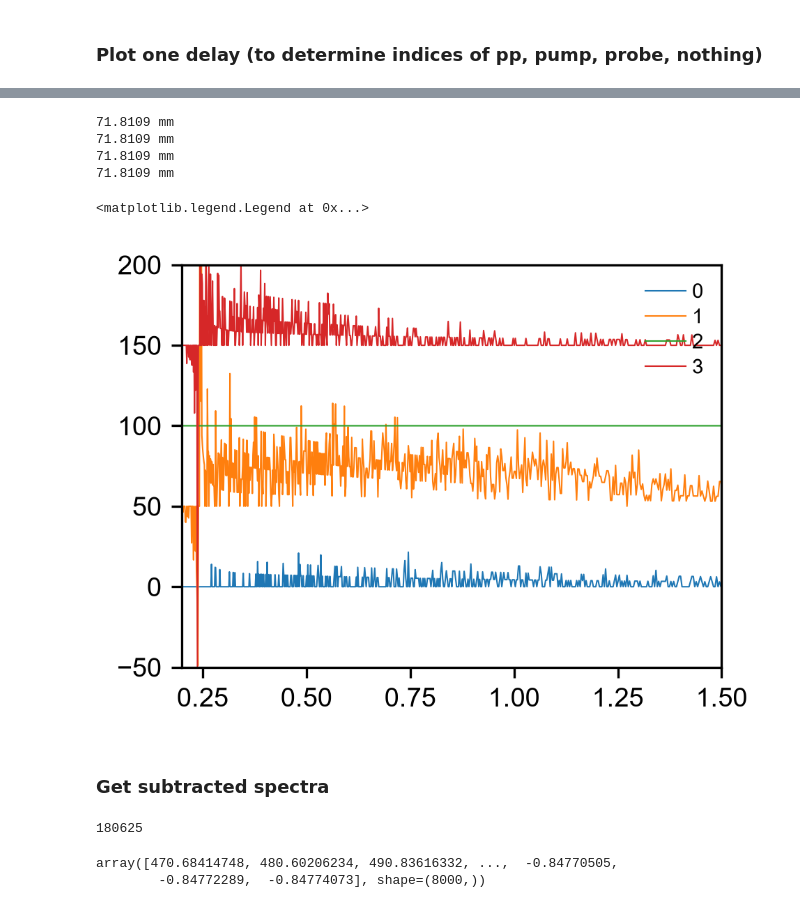
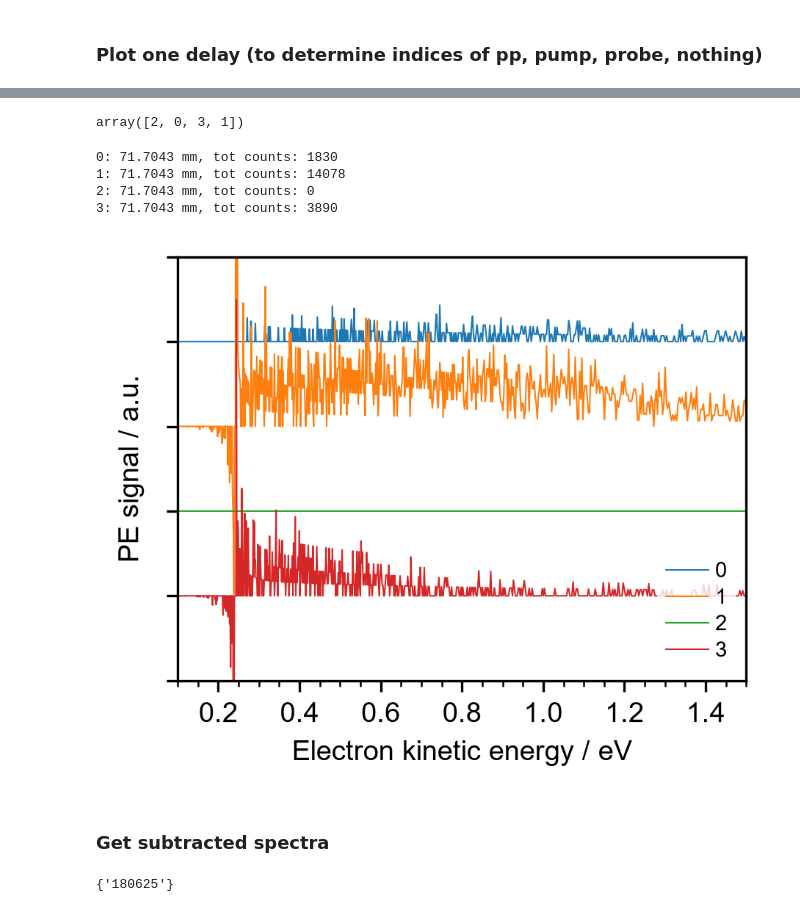
Before and after one commit to edosim/TRPESanalysis, a Jupyter notebook: loadingData.ipynb, the cells around one changed output, grey strips where cells are left out. Saved outputs shown, nothing was run; the diff lists cells and outputs as text; code cells hidden in the pictures.

Commit message:
Revamp loadingData.ipynb
Chane loadingData.ipynb to match the new classes and methods in TRclasses

```diff
--- a/loadingData.ipynb
+++ b/loadingData.ipynb
@@ -58,11 +45,14 @@ sum(SP_250618c),sum(SP_250618d),sum(SP_250618c+SP_250618d)/2
 # %%
-# resultsFolder,date, fn, pump wl, pulseEnergy pump,probe wl, pulseEnergy probe, integration time, SP before, SP after
-resultsPath = r"data/"
-resultsPath = r"D:\PhD 2026\pCE TRPES October 26\data/"
+# Here we provide the info to upload and process the data
+# In each fileInfo_{date}{index} are the scans from each run
+# (i.e., between pumping down and venting)
+# I have only used one run but potentially could use more
+
+# resultsFolder,date, fn, pump wl, pulseEnergy pump,probe wl, pulseEnergy probe, integration time, approx time 0, SP before, SP after
 fileInfo_250618b = [
     (resultsPath,"180625","dt", 350.0, 5, 266.67, 7.4, 10, 71.7346, SP_250618c, SP_250618d),
     (resultsPath,"180625","dv", 350.0, 4, 266.67, 7.4, 10, 71.7346, SP_250618c, SP_250618d),
-    # (resultsPath,"180625","dx", 350.0, 4, 266.67, 7.4, 10, 71.7346, SP_250618c, SP_250618d),
+    (resultsPath,"180625","dx", 350.0, 4, 266.67, 7.4, 10, 71.7346, SP_250618c, SP_250618d),
     # # (resultsPath,"180625","dz", 350.0, 4, 266.67, 7.4, 10, 71.7346, SP_250618c, SP_250618d),
     # (resultsPath,"180625","eb", 350.0, 4, 266.67, 7.4, 10, 71.7346, SP_250618c, SP_250618d),
     # (resultsPath,"180625","ec", 350.0, 4, 266.67, 7.4, 10, 71.7346, SP_250618c, SP_250618d),
@@ -72,7 +62,6 @@ fileInfo_250618b = [
     # (resultsPath,"180625","em", 350.0, 4, 266.67, 7.4, 10, 71.7346, SP_250618c, SP_250618d),
 ]
 
-#Integration times may be wrong but it doesnt matter
 
 fileInfos = [fileInfo_250618b,]
 # %%
@@ -95,6 +84,7 @@ for fileInfo in fileInfos:
                             SPafter = info[10],
                             calParams = calParams,
                             IFparams = IFparams,
+                            IFcutoff = IFcutoff,
                             )
         scan.importData()
         scan.applyJacobian()
@@ -117,30 +119,51 @@ Files loaded
+# %%
+scan = scanSet[1]
+counts = [np.sum(scan.spectra[i::4,1]) for i in range(4)]
+
+
+np.argsort(counts)
+# %% [output]
+array([2, 0, 3, 1])
 # %%
+# Select one scan
+# It doesn't matter which if they have all been recorded at the same time)
+# Otherwise one should do this for each of them
 scan = scanSet[1]
-#Here ind the index of the time delay
-ind= 6 #0 to (len(delays)/4)-1
+# Select one delay (preferably one where the pump-probe signal is strong enough)
+# Here ind the index of the time delay
+ind= 6 #0 to (len(delays))-1
 
-ind*=4
 
-for i,spectrum in enumerate(scan.spectra[ind:ind+4]):
-    print(f"{scan.delays[ind]} mm")
-    plt.plot(spectrum[0],spectrum[1]+i*50,lw=.5,label=i)
-plt.xlim(0.2,1.5)
-plt.ylim(-50,200)
-plt.legend()
+fig,ax = plt.subplots()
+for i,spectrum in enumerate(scan.spectra[ind*4:ind*4+4]): # *4 as there are 4 spectra per delay
+    print(f"{i}: {scan.delays[ind]} mm, tot counts: {np.sum(spectrum[1]):.0f}")
+    ax.plot(spectrum[0],spectrum[1]-i*50, lw=.5, label=f"{i}")
+
+ax.set_xlim(0.1,1.5)
+ax.set_ylim(-200,50)
+ax.set_xlabel("Electron kinetic energy / eV")
+ax.set_ylabel("PE signal / a.u.")
+ax.set_yticklabels([])
+ax.xaxis.set_major_locator(MultipleLocator(.2))
+ax.xaxis.set_minor_locator(MultipleLocator(.05))
+
+ax.legend(frameon=True,linewidth=0)
+plt.show()
 # %% [output]
-71.8109 mm
-71.8109 mm
-71.8109 mm
-71.8109 mm
+0: 71.7043 mm, tot counts: 1830
+1: 71.7043 mm, tot counts: 14078
+2: 71.7043 mm, tot counts: 0
+3: 71.7043 mm, tot counts: 3890
-<matplotlib.legend.Legend at 0x...>
-[figure, old version]
+[figure, new version]
 # %% [markdown]
 ### Get subtracted spectra
 # %%
-#Here you subtract pump probe and nothing from pp
-print(scanSet[0].date)
+#Here you subtract pump probe and nothing from pp by using the indices from above
+# While the spectra are saved also saved as pps,pumps,probes and nothings
+# the only important one is the first index as the others are all subtracted from it
+print(scanSet.date)
 for scan in scanSet:
     scan.subtract_background(1,3,0,2)
 # %% [output]
-180625
+{'180625'}
 # %%
@@ -154,10 +177,5 @@ for spectrum in scan.subtracted:
     rebinned_spectrum = reduceBins(spectrum,rebins)
     subtracted_rebinned.append(rebinned_spectrum)
 subtracted_rebinned = np.array(subtracted_rebinned)
-# %%
-scan.subtracted[0,0]
-# %% [output]
-array([470.68414748, 480.60206234, 490.83616332, ...,  -0.84770505,
-        -0.84772289,  -0.84774073], shape=(8000,))
 # %%
 fig,ax = plt.subplots()
```
Also changed, not shown: parts of 18 cells of this notebook.
